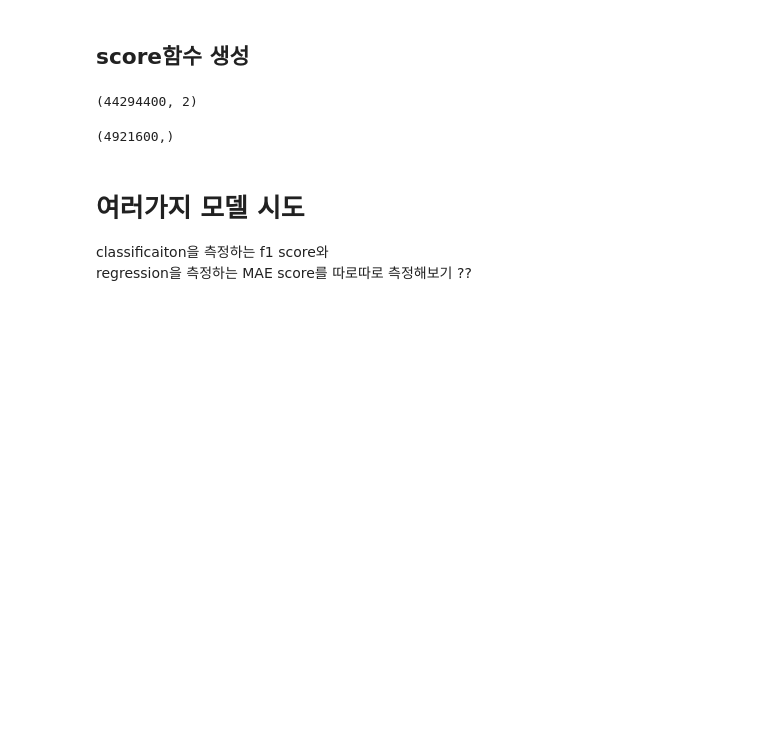
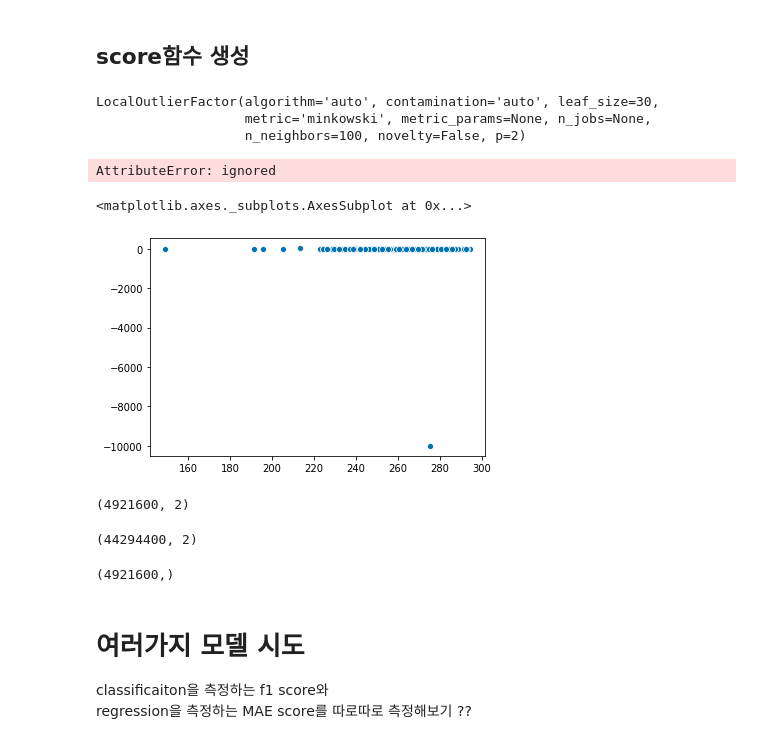
Before and after one commit to deagwon97/machine-learning-and-practice-report, a Jupyter notebook: Dacon_satellite_modeling.ipynb, the cells around one changed output. Saved outputs shown, nothing was run; the diff lists cells and outputs as text; code cells hidden in the pictures; blank space fills up the shorter version.

```diff
--- a/Dacon_satellite_modeling.ipynb
+++ b/Dacon_satellite_modeling.ipynb
@@ -139,5 +151,13 @@ def fscore(y_true, y_pred):
 
 def maeOverFscore(y_true, y_pred):
     return mae(y_true, y_pred) / (fscore(y_true, y_pred) + 1e-07)
+# %%
+from sklearn.neighbors import LocalOutlierFactor
+clf = LocalOutlierFactor(n_neighbors = 100)
+clf.fit(test[:1000,[7,-1]])
+# %% [output]
+LocalOutlierFactor(algorithm='auto', contamination='auto', leaf_size=30,
+                   metric='minkowski', metric_params=None, n_jobs=None,
+                   n_neighbors=100, novelty=False, p=2)
 # %%
 from sklearn.svm import OneClassSVM
@@ -146,3 +165,16 @@ clf = OneClassSVM(gamma='auto').fit(train[:,[7,-1]])
+# %%
+outlier = clf.predict(test[:100000,[7,-1]])
+# %% [output]
+AttributeError: ignored
+# %%
+sns.scatterplot(test[:1000,7], test[:1000,-1])
+# %% [output]
+<matplotlib.axes._subplots.AxesSubplot at 0x...>
+[figure, added]
+# %%
+test[:1000,[7,-1]].shape
+# %% [output]
+(4921600, 2)
 # %%
 train[:,[7,-1]].shape
 # %% [output]
```
Also changed, not shown: parts of 5 cells of this notebook.
